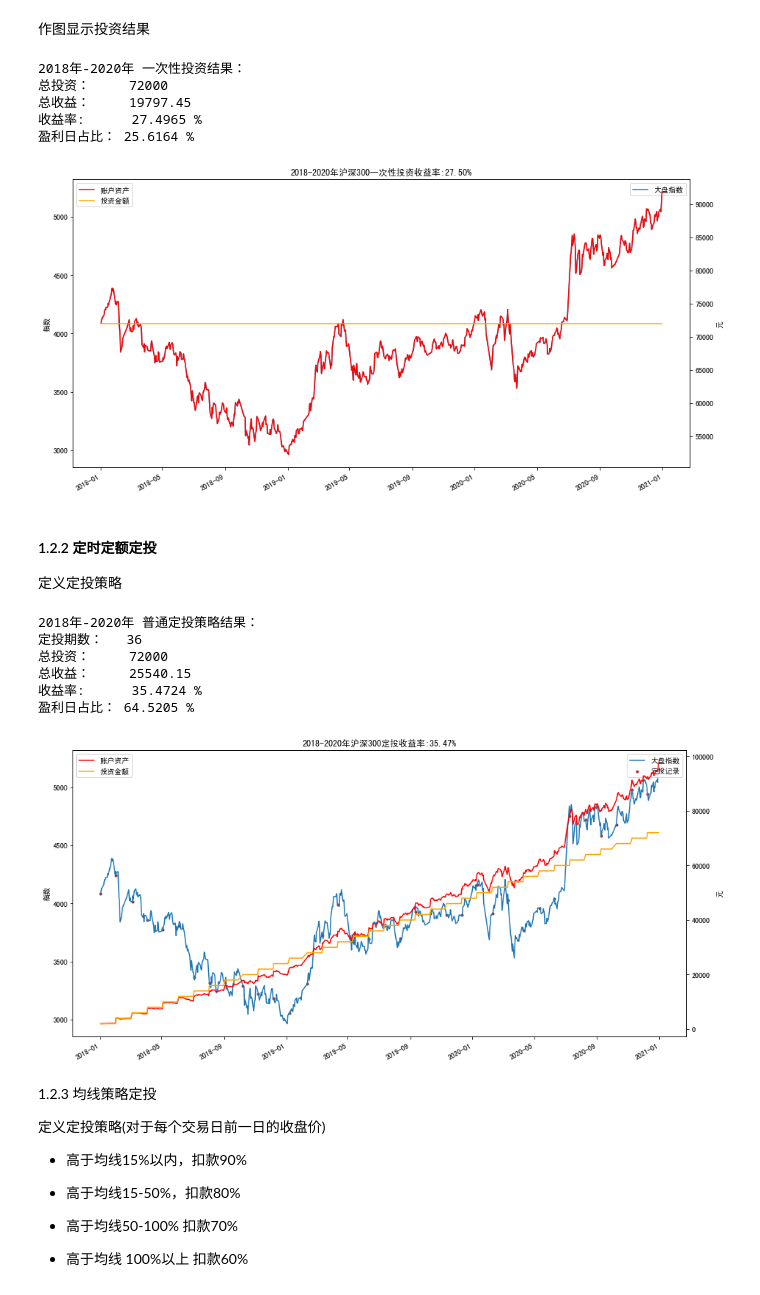
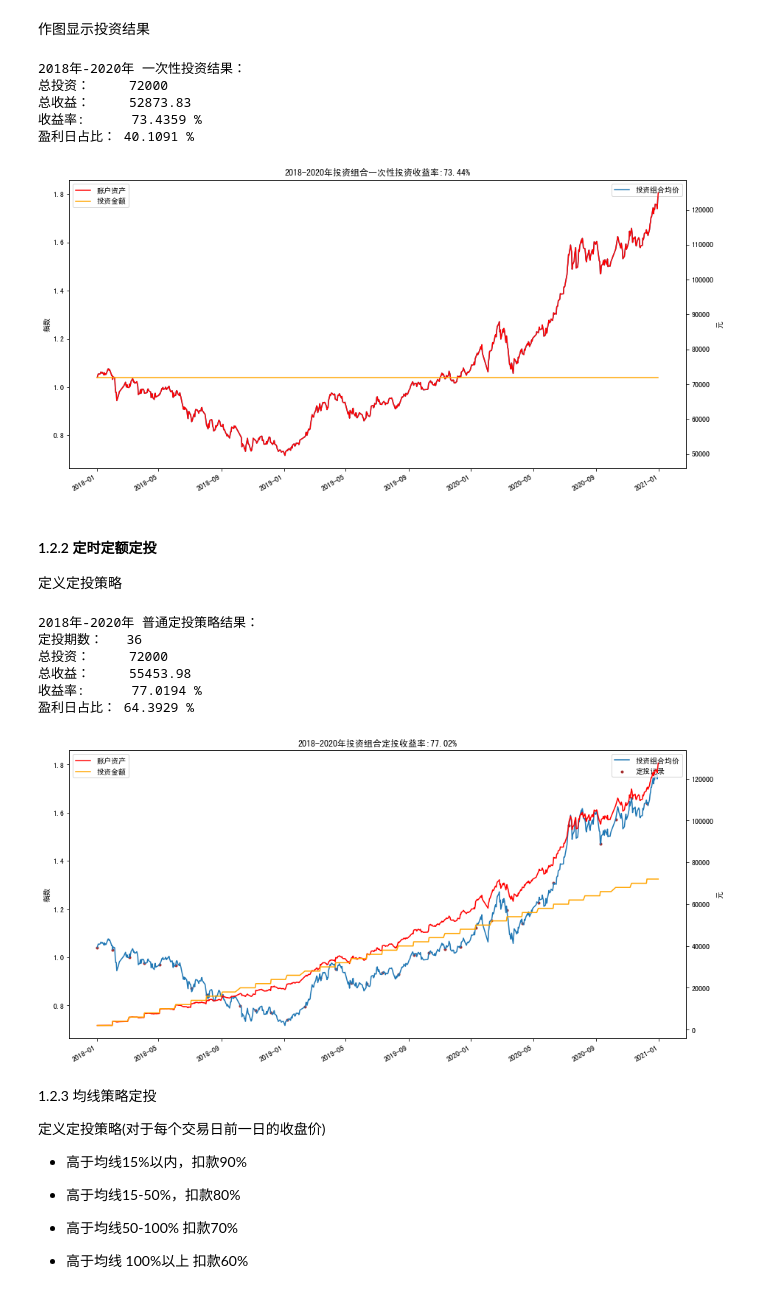
Before and after one commit to VanessaZhx/SmartInvestment, a Jupyter notebook: Part3 - Investment Strategy (Revision).ipynb, the cells around one changed output. Cells and saved outputs as stored; diff of their text form; code cells hidden in the pictures.

```diff
--- a/Part3 - Investment Strategy (Revision).ipynb
+++ b/Part3 - Investment Strategy (Revision).ipynb
@@ -47,0 +53,27 @@ panel_0
+# %%
+trends = pd.DataFrame()
+dateLim = (datetime.datetime.now() - datetime.timedelta(days=365 * 3 + 240)).timestamp()
+now = datetime.datetime.now().timestamp()
+
+samples = ['001008', '002333', '001171', '004858', '000996', '005035', '004784']
+
+for fundCode in samples:
+    daily_data = get_fund_equity_return(fundCode, dateLim, now)
+    trend = pd.DataFrame({'code': str(fundCode)}, index=[0])
+    for data in daily_data:
+        time_local = time.localtime(data[0] / 1000)
+        dt = time.strftime("%Y-%m-%d", time_local)
+        trend[dt] = data[1]
+    if trends.empty:
+        trends = trend
+    else:
+        trends = pd.concat([trends, trend], ignore_index=True)
+
+panel_combine = pd.DataFrame()
+panel_combine['close'] = (trends.T.sum(axis = 1) / 7)[2:]
+
+# 增加日回报率列
+panel_combine['return'] =panel_combine['close'].pct_change()
+
+panel_combine.index = pd.DatetimeIndex(panel_combine.index)
+panel_combine
@@ -72,0 +96,3 @@ plt.show()
+# %%
+df = panel_combine['2018-01-01':'2020-12-31'].dropna(how='any')
+df
@@ -75,6 +121,8 @@ plt.show()
 假设投资总预算为每期2000元，定投以月为周期进行投资，对比从2018年到2020年实施几种投资策略的收益率情况
 #### 1.2.1 一次性投资
 由于假定定投的总投资期数为36期，因此一次性投资的本金设置为 2000*36 = 72000 元
+# %%
+df20 = df
 # %%
 TOTAL_BUDGET = 2000 * 36
 frequence = 30
@@ -114,29 +162,29 @@ res = res.set_index("日期")
 # %%
 print("2018年-2020年 一次性投资结果：")
 print("总投资：    ", TOTAL_BUDGET)
 print("总收益：    ", profile_one_time)
 print("收益率:     ", round(profile_one_time / TOTAL_BUDGET * 100, 4),"%")
 print("盈利日占比：", round(positive_count / len(df20) * 100, 4),"%")
 
 plt.figure()
-df20['close'].plot(label = "大盘指数")
+df20['close'].plot(label = "投资组合均价")
 plt.legend(loc = 'upper right')
 plt.ylabel("指数")
 plt.twinx()
 
 res['账户资产'].plot(color = "red")
 res['投资金额'].plot(color = "orange")
 plt.ylabel("元")
 plt.legend()
-plt.title("2018-2020年沪深300一次性投资收益率:{:.2f}%".format(profile_one_time / TOTAL_BUDGET * 100))
+plt.title("2018-2020年投资组合一次性投资收益率:{:.2f}%".format(profile_one_time / TOTAL_BUDGET * 100))
 plt.show()
 # %% [output]
 2018年-2020年 一次性投资结果：
 总投资：     72000
-总收益：     19797.45
-收益率:      27.4965 %
-盈利日占比： 25.6164 %
+总收益：     52873.83
+收益率:      73.4359 %
+盈利日占比： 40.1091 %
-[figure, old version]
+[figure, new version]
 # %% [markdown]
 #### 1.2.2 定时定额定投
 定义定投策略
@@ -211,7 +259,7 @@ print("盈利日占比：", round(positive_count / len(df20) * 100, 4),"%")
 
 # 作图
 plt.figure()
-df20['close'].plot(label="大盘指数")
+df20['close'].plot(label="投资组合均价")
 plt.scatter(invest_log.keys(),invest_log.values(),color="brown",marker=".",label="定投记录")
 plt.legend(loc='upper right')
 plt.ylabel("指数")
@@ -221,16 +269,16 @@ res['账户资产'].plot(color="red")
 res['投资金额'].plot(color="orange")
 plt.ylabel("元")
 plt.legend()
-plt.title("2018-2020年沪深300定投收益率:{:.2f}%".format(res.tail(1)["收益率"][0]))
+plt.title("2018-2020年投资组合定投收益率:{:.2f}%".format(res.tail(1)["收益率"][0]))
 plt.show()
 # %% [output]
 2018年-2020年 普通定投策略结果：
 定投期数：   36
 总投资：     72000
-总收益：     25540.15
-收益率:      35.4724 %
-盈利日占比： 64.5205 %
+总收益：     55453.98
+收益率:      77.0194 %
+盈利日占比： 64.3929 %
-[figure, old version]
+[figure, new version]
 # %% [markdown]
 1.2.3 均线策略定投
 
```
Also changed, not shown: parts of 15 cells of this notebook.
